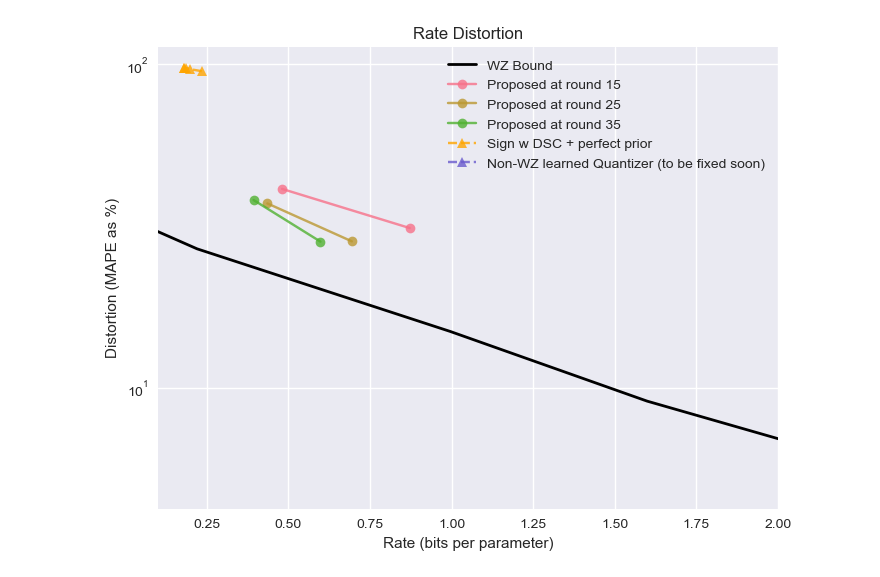
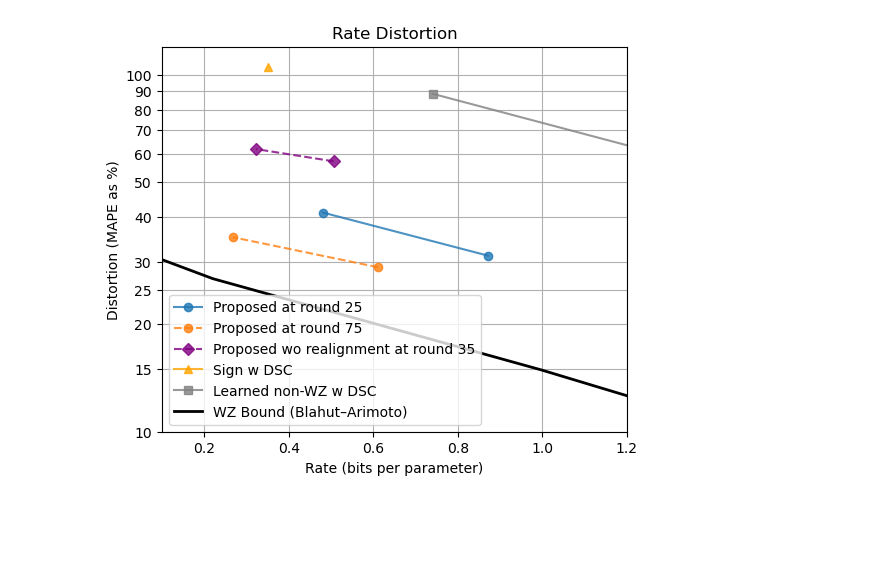
Before and after one commit to HosseinOutward/VUB-ACS-25_Thesis, a Jupyter notebook: experiments/plots/paper/rate-dist plot.ipynb, the cells around one changed output. Drawn from its saved outputs; the diff is of its cells as text; code cells hidden in the pictures; blank space fills up the shorter version.

```diff
--- a/experiments/plots/paper/rate-dist plot.ipynb
+++ b/experiments/plots/paper/rate-dist plot.ipynb
@@ -11,8 +11,8 @@ import warnings
 warnings.filterwarnings('ignore')
 
 # Set plotting style
-plt.style.use('seaborn-v0_8')
-sns.set_palette("husl")
+# plt.style.use('seaborn-v0_8')
+# sns.set_palette("husl")
 
 # Constants
 PARAM_COUNT = 11_191_262
@@ -60,15 +176,11 @@ data = [d.groupby(d['round_id']//10).agg(
 # pair points from data[0] and data[1]
 points = []
 round_number = []
-for i in range(3):
+for i in range(len(data[0])):
     points.append([(data[0].iloc[i]['bit_rate'], data[0].iloc[i]['mape%']),
                   (data[1].iloc[i]['bit_rate'], data[1].iloc[i]['mape%'])])
     round_number.append(data[0].iloc[i]['round_id'])
 points = np.array(points)
 
-
-is_temporal = lambda i: i%10 in [0]
-temporal_data = broadcast_data['Proposed']
-temporal_data = temporal_data[temporal_data['round_id']>10]
-temporal_data = temporal_data[temporal_data.apply(lambda row: is_temporal(round_number), axis=1)]
-temporal_data
+points=[points[0], points[-1]]
+round_number = [round_number[0], round_number[-1]]
@@ -90,36 +187,45 @@ temporal_data
 # %%
 idx = np.argsort(wz_bound['Distortion'])
-plt.figure(figsize=(8,6))
-plt.plot(wz_bound['Rate'][idx], wz_bound['Distortion'][idx],
-         label='WZ Bound', color='black', linewidth=2)
+plt.figure(figsize=(6,5))
+plt.style.use('default')
 
 for i, p in enumerate(points):
-    plt.plot(p[:,0], p[:,1], marker='o', linestyle='-',
-             alpha=0.8, label=f'Proposed at round {(i+1)*10+5}')
+    plt.plot(p[:,0], p[:,1], marker='o', linestyle='-' if i==0 else '--',
+             alpha=0.8, label=f'Proposed at round {int(round_number[i]*10+5)}')
+
+plt.plot([0.506263,0.322704,],[57.272222,61.976250,],  label='Proposed wo realignment at round 35', marker='D', linestyle='--', color='purple', alpha=0.8)
+
 plt.legend()
 plt.yscale('log')
 
-for name, ind in [('Sign w DSC + perfect prior','sign (with prior)'),
-                  ('Non-WZ learned Quantizer (to be fixed soon)','L-non-wz')]:
-    df = broadcast_data[ind]
-    mean_point = df[df['round_id']>1]
-    mean_point = mean_point.groupby(mean_point['round_id']//10).agg(
-        {'bit_rate': 'mean', 'mape%': 'mean'}).reset_index()
-    plt.plot(mean_point['bit_rate'], mean_point['mape%'],
-             marker='^', linestyle='--', alpha=0.8, label=name,
-             color='orange' if 'Sign' in name else 'slateblue')
+name = 'Sign w DSC'
+df = broadcast_data['sign with DSC']
+mean_point = df[df['round_id']>1]
+mean_point = mean_point.groupby(mean_point['round_id']//10).agg(
+    {'bit_rate': 'mean', 'mape%': 'mean'}).reset_index()
+plt.plot(0.35, 105,
+         marker='^', linestyle='-', alpha=0.8, label=name,
+         color='orange' if 'Sign' in name else 'slateblue')
 
-# plt.plot([0.98,0.783],[16,19.5], marker='*', markersize=15, color='purple', alpha=0.6, label='Temporal Only seperated')
+plt.plot([0.7404, 1.69],[88.57, 44.57], marker='s', linestyle='-', color='gray', label='Learned non-WZ w DSC', alpha=0.8)
 
+custom_ticks = [5, 6, 7, 8, 9, 10, 15, 20, 25, 30, 40, 50, 60, 70, 80, 90, 100, 150, 200]
+plt.yticks(custom_ticks)
+temp=[str(tick) for tick in custom_ticks]
+plt.gca().set_yticklabels(temp)
+
+plt.plot(wz_bound['Rate'][idx], wz_bound['Distortion'][idx],
+         label='WZ Bound (Blahut–Arimoto)', color='black', linewidth=2)
 plt.ylabel("Distortion (MAPE as %)")
 plt.xlabel("Rate (bits per parameter)")
 plt.title('Rate Distortion')
 plt.legend(loc='best')
 plt.grid(True)
-plt.xlim(0.1,2)
+plt.xlim(0.1,1.2)
+plt.ylim(10, 120)
 plt.show()
 # %% [output]
-[figure, old version]
+[figure, new version]
 # %%
 
 # Rate Distortion Plot with Average Points and Distribution
```
Also changed, not shown: parts of 7 cells of this notebook.
